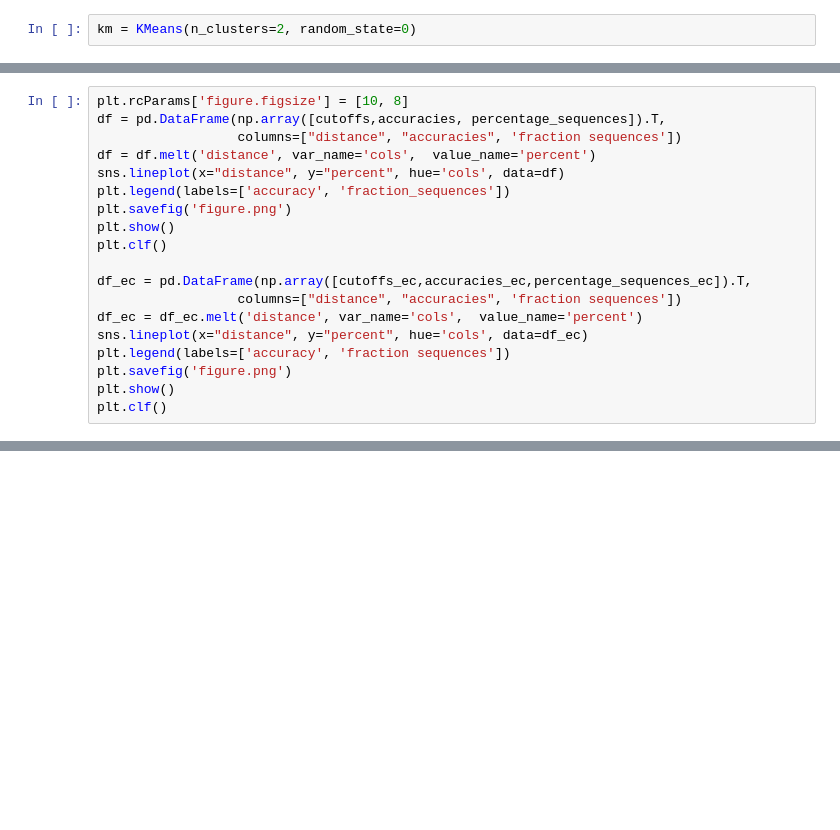
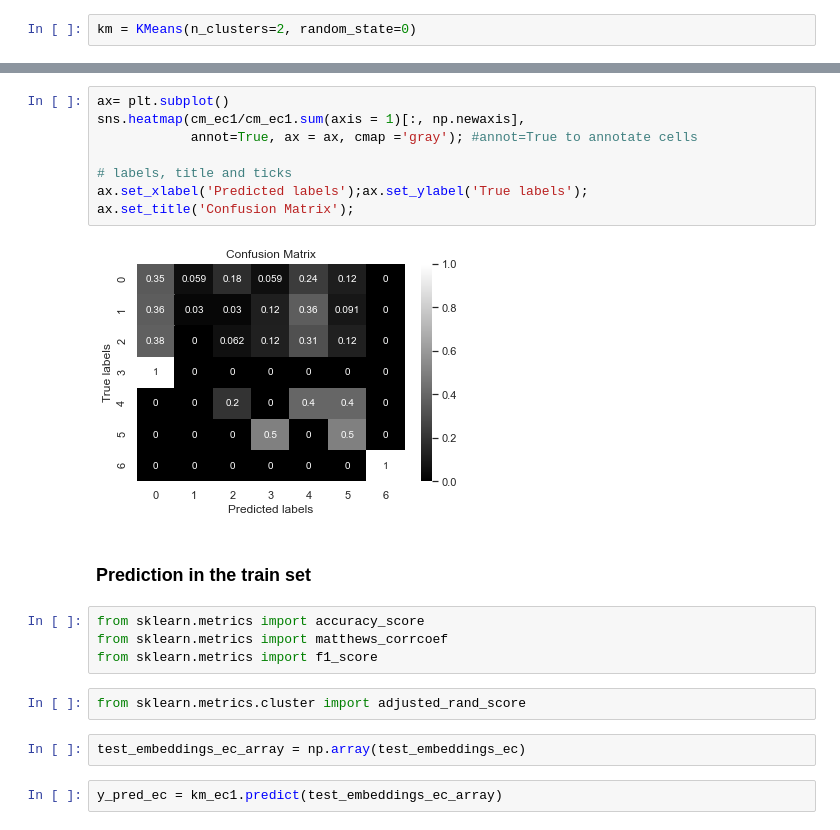
Before and after one commit to HannesStark/ec-number-prediction, a Jupyter notebook: Clustering.ipynb, the cells around one changed output, grey strips where cells are left out. Cells and saved outputs as stored; diff of their text form; blank space fills up the shorter version.

```diff
--- a/Clustering.ipynb
+++ b/Clustering.ipynb
@@ -211,19 +108,0 @@ for cutoff in tqdm(cutoffs_ec):
-# %%
-plt.rcParams['figure.figsize'] = [10, 8]
-df = pd.DataFrame(np.array([cutoffs,accuracies, percentage_sequences]).T,
-                  columns=["distance", "accuracies", 'fraction sequences'])
-df = df.melt('distance', var_name='cols',  value_name='percent')
-sns.lineplot(x="distance", y="percent", hue='cols', data=df)
-plt.legend(labels=['accuracy', 'fraction_sequences'])
-plt.savefig('figure.png')
-plt.show()
-plt.clf()
-
-df_ec = pd.DataFrame(np.array([cutoffs_ec,accuracies_ec,percentage_sequences_ec]).T,
-                  columns=["distance", "accuracies", 'fraction sequences'])
-df_ec = df_ec.melt('distance', var_name='cols',  value_name='percent')
-sns.lineplot(x="distance", y="percent", hue='cols', data=df_ec)
-plt.legend(labels=['accuracy', 'fraction sequences'])
-plt.savefig('figure.png')
-plt.show()
-plt.clf()
@@ -233,0 +238,22 @@ plt.clf()
+# %%
+ax= plt.subplot()
+sns.heatmap(cm_ec1/cm_ec1.sum(axis = 1)[:, np.newaxis],
+            annot=True, ax = ax, cmap ='gray'); #annot=True to annotate cells
+
+# labels, title and ticks
+ax.set_xlabel('Predicted labels');ax.set_ylabel('True labels');
+ax.set_title('Confusion Matrix');
+# %% [output]
+[figure, added]
+# %% [markdown]
+### Prediction in the train set
+# %%
+from sklearn.metrics import accuracy_score
+from sklearn.metrics import matthews_corrcoef
+from sklearn.metrics import f1_score
+# %%
+from sklearn.metrics.cluster import adjusted_rand_score
+# %%
+test_embeddings_ec_array = np.array(test_embeddings_ec)
+# %%
+y_pred_ec = km_ec1.predict(test_embeddings_ec_array)
```
Also changed, not shown: parts of 64 cells of this notebook.
